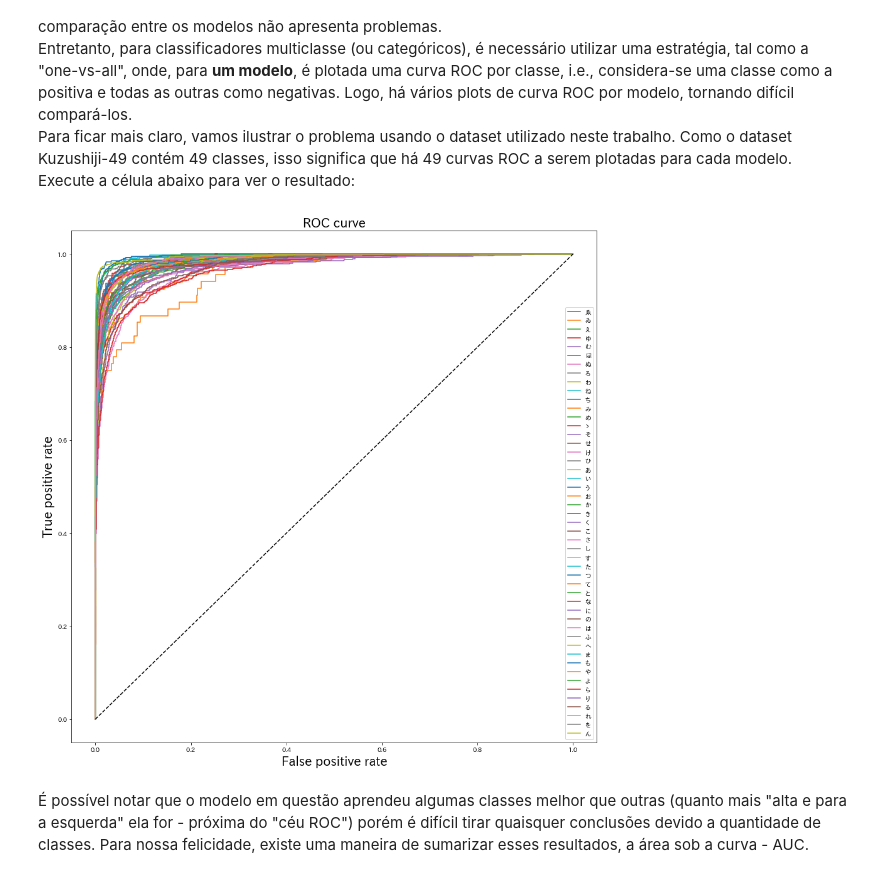
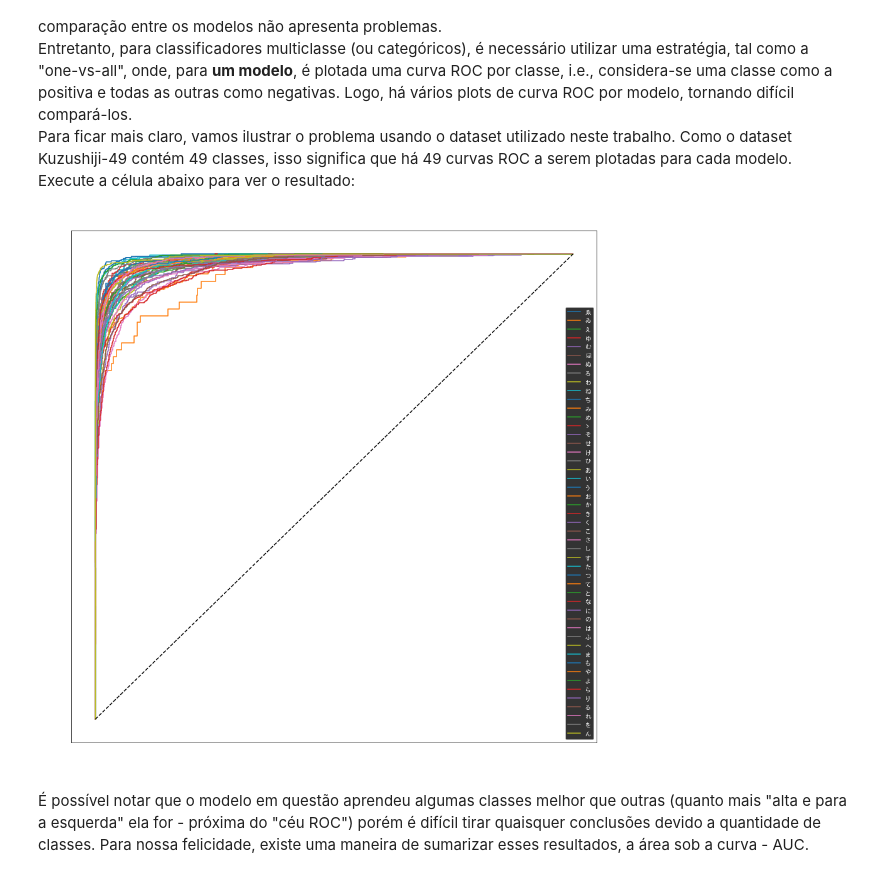
Before and after one commit to medina325/kuzushiji-character-recognition, a Jupyter notebook: AsianCharacterRecognition.ipynb, the cells around one changed output. Saved outputs shown, nothing was run; the diff lists cells and outputs as text; code cells hidden in the pictures.

```diff
--- a/AsianCharacterRecognition.ipynb
+++ b/AsianCharacterRecognition.ipynb
@@ -551,32 +549,32 @@ Para ficar mais claro, vamos ilustrar o problema usando o dataset utilizado nest
 # %%
 # def plot_roc_curve(trained_model, x_test, y_test):
 trained_model = nn_trained_models[0]
 
 x = flatten(x_test_expanded)
 y = y_test
 y_probs = trained_model.predict(x)
 
 _, classes, hiraganas = get_classes_by_frequency(y_train_original)
 
 roc_curves = [roc_curve(y[:, _class], y_probs[:, _class]) for _class in classes]
 
 fig = plt.figure(figsize=(15, 15))
 
 for i in range(len(roc_curves)):
     fpr, tpr, _ = roc_curves[i]
     _class = classes[i]
     plt.plot(fpr, tpr, label=get_hiragana(_class))
 
 plt.plot([0, 1], [0, 1], 'k--')
 
 plt.xlabel('False positive rate', fontsize=20)
 plt.ylabel('True positive rate', fontsize=20)
 plt.title('ROC curve', fontsize=20)
-plt.legend(loc='best')
-plt.savefig('plots/ROC_nightmare.svg')
+plt.legend(loc='best', facecolor='k', labelcolor='w')
+plt.savefig('plots/ROC_nightmare.svg', transparent=True)
 plt.show()
 # %% [output]
-[figure, old version]
+[figure, new version]
 # %% [markdown]
 É possível notar que o modelo em questão aprendeu algumas classes melhor que outras (quanto mais "alta e para a esquerda" ela for - próxima do "céu ROC") porém é difícil tirar quaisquer conclusões devido a quantidade de classes.
 Para nossa felicidade, existe uma maneira de sumarizar esses resultados, a área sob a curva - AUC.
```
Also changed, not shown: parts of 34 cells of this notebook.
